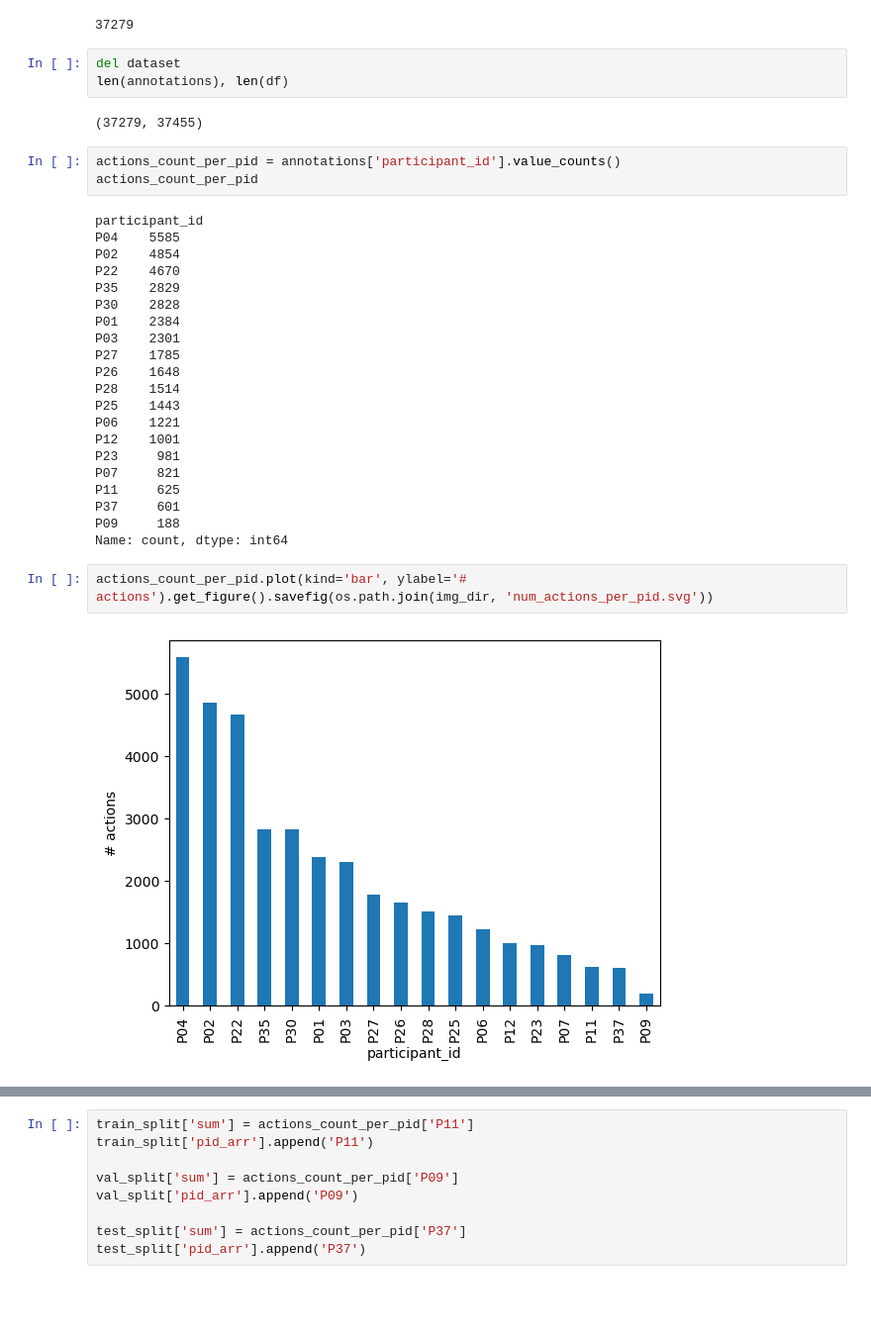
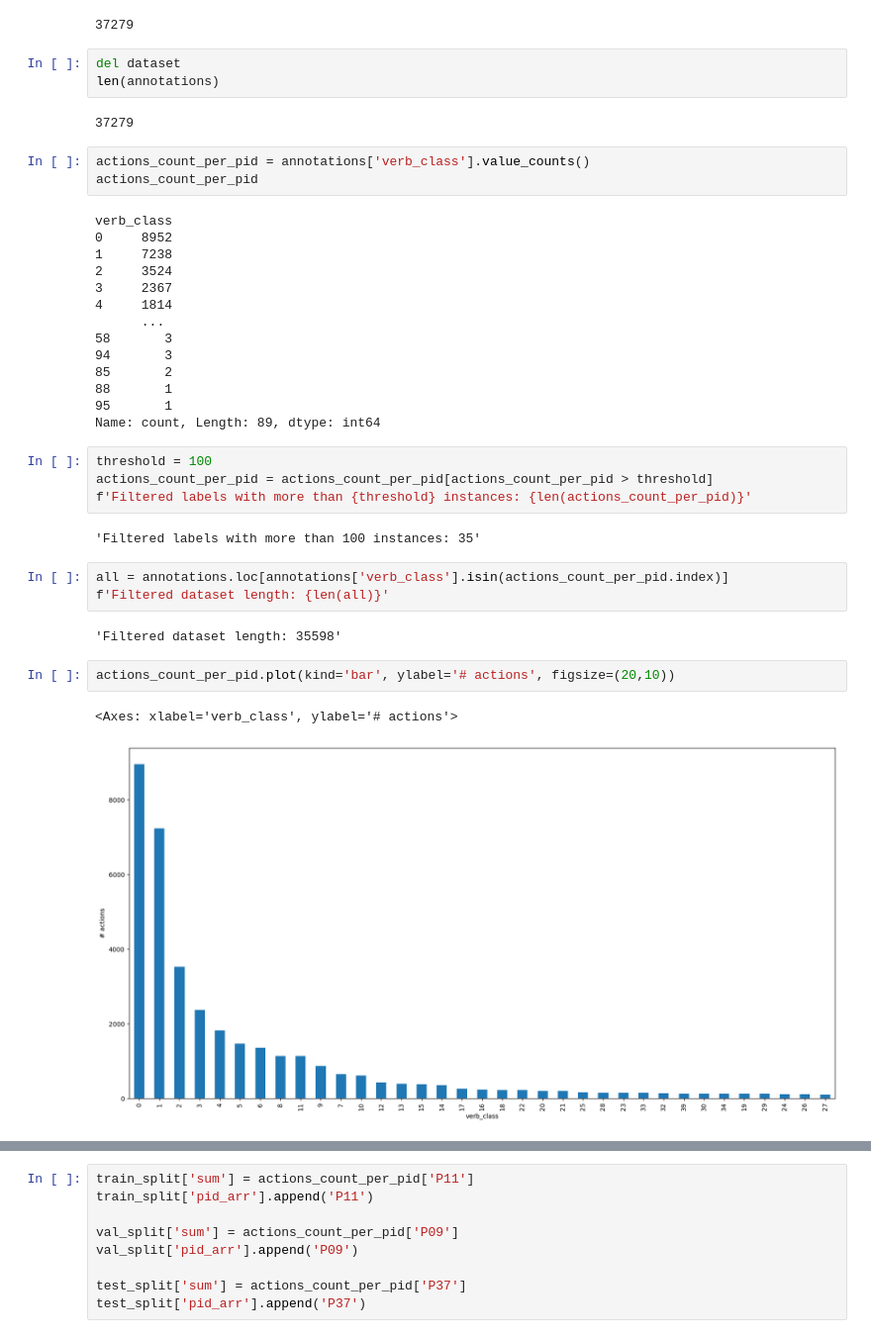
Before and after one commit to amir-goudarzi/IMU_testing, a Jupyter notebook: notebooks/investigate_dataset.ipynb, the cells around one changed output, grey strips where cells are left out. Shown: that part at 99% size. Drawn from its saved outputs; the diff is of its cells as text; blank space fills up the shorter version.

```diff
--- a/notebooks/investigate_dataset.ipynb
+++ b/notebooks/investigate_dataset.ipynb
@@ -291,37 +259,42 @@ annotations = dataset.annotations
 37279
 # %%
 del dataset
-len(annotations), len(df)
+len(annotations)
 # %% [output]
-(37279, 37455)
+37279
 # %%
-actions_count_per_pid = annotations['participant_id'].value_counts()
+actions_count_per_pid = annotations['verb_class'].value_counts()
 actions_count_per_pid
 # %% [output]
-participant_id
-P04    5585
-P02    4854
-P22    4670
-P35    2829
-P30    2828
-P01    2384
-P03    2301
-P27    1785
-P26    1648
-P28    1514
-P25    1443
-P06    1221
-P12    1001
-P23     981
-P07     821
-P11     625
-P37     601
-P09     188
-Name: count, dtype: int64
+verb_class
+0     8952
+1     7238
+2     3524
+3     2367
+4     1814
+      ...
+58       3
+94       3
+85       2
+88       1
+95       1
+Name: count, Length: 89, dtype: int64
+# %%
+threshold = 100
+actions_count_per_pid = actions_count_per_pid[actions_count_per_pid > threshold]
+f'Filtered labels with more than {threshold} instances: {len(actions_count_per_pid)}'
+# %% [output]
+'Filtered labels with more than 100 instances: 35'
+# %%
+all = annotations.loc[annotations['verb_class'].isin(actions_count_per_pid.index)]
+f'Filtered dataset length: {len(all)}'
+# %% [output]
+'Filtered dataset length: 35598'
 # %%
-actions_count_per_pid.plot(kind='bar', ylabel='# actions').get_figure().savefig(os.path.join(img_dir, 'num_actions_per_pid.svg'))
+actions_count_per_pid.plot(kind='bar', ylabel='# actions', figsize=(20,10))
 # %% [output]
+<Axes: xlabel='verb_class', ylabel='# actions'>
-[figure, old version]
+[figure, new version]
 # %%
 total = len(annotations)
 val = int(total * 0.1)
```
Also changed, not shown: parts of 32 cells of this notebook, 59 other files.
